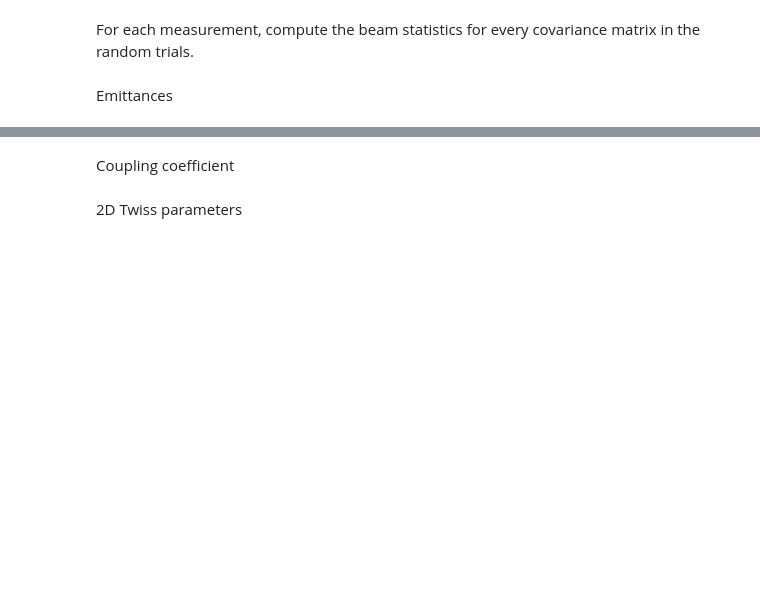
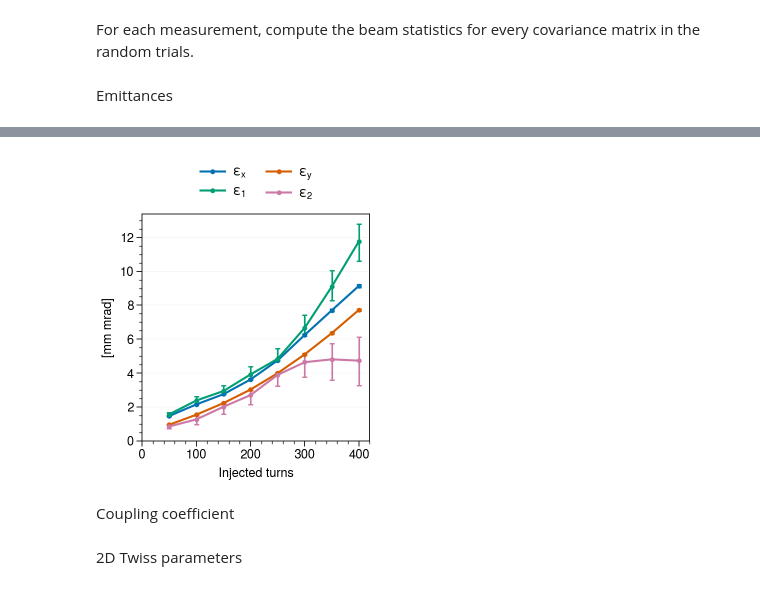
Before and after one commit to austin-hoover/emittance-measurement, a Jupyter notebook: emittance_measurement_4D/analysis2.ipynb, the cells around one changed output, grey strips where cells are left out. Saved outputs shown, nothing was run; the diff lists cells and outputs as text; code cells hidden in the pictures; blank space fills up the shorter version.

```diff
--- a/emittance_measurement_4D/analysis2.ipynb
+++ b/emittance_measurement_4D/analysis2.ipynb
@@ -740,0 +715,39 @@ with pplt.rc.context(legendfontsize='medium'):
+# %%
+with pplt.rc.context(legendfontsize=9.5):
+    fig, ax = pplt.subplots(figwidth=2.8)
+    for col in ['eps_x', 'eps_y']:
+        ax.errorbar(
+            xvals,
+            [s.twiss2D[col].mean() for s in mc_stats_list],
+            yerr=[s.twiss2D[col].std() for s in mc_stats_list],
+            **ebar_kws,
+        )
+    for col in ['eps_1', 'eps_2']:
+        ax.errorbar(
+            xvals,
+            [s.twiss4D[col].mean() for s in mc_stats_list],
+            yerr=[s.twiss4D[col].std() for s in mc_stats_list],
+            **ebar_kws,
+        )
+    ax.format(cycle=pplt.rc['cycle'])
+    lineplt_kws['ms'] = 5
+    g1 = ax.plot(xvals, stats.twiss2D['eps_x'].values, **lineplt_kws)
+    g2 = ax.plot(xvals, stats.twiss2D['eps_y'].values, **lineplt_kws)
+    g3 = ax.plot(xvals, stats.twiss4D['eps_1'].values, **lineplt_kws)
+    g4 = ax.plot(xvals, stats.twiss4D['eps_2'].values, **lineplt_kws)
+    ax.legend([g1, g2, g3, g4], labels=emittance_labels,
+              loc='t', ncols=2, framealpha=0.,
+#               fontsize='small'
+             )
+    ax.format(
+        xlabel='Injected turns', ylabel='[mm mrad]',
+#         xlabel_kw=dict(fontsize='large'),
+#         ylabel_kw=dict(fontsize='large'),
+        ylim=(0., ax.get_ylim()[1]),
+        xlim=(0, xlim_frac_pad * ax.get_xlim()[1]),
+        **format_kws
+    )
+    plt.savefig('_output/figures/emittance')
+    plt.show()
+# %% [output]
+[figure, added]
```
Also changed, not shown: parts of 40 cells of this notebook, 2 other files.
